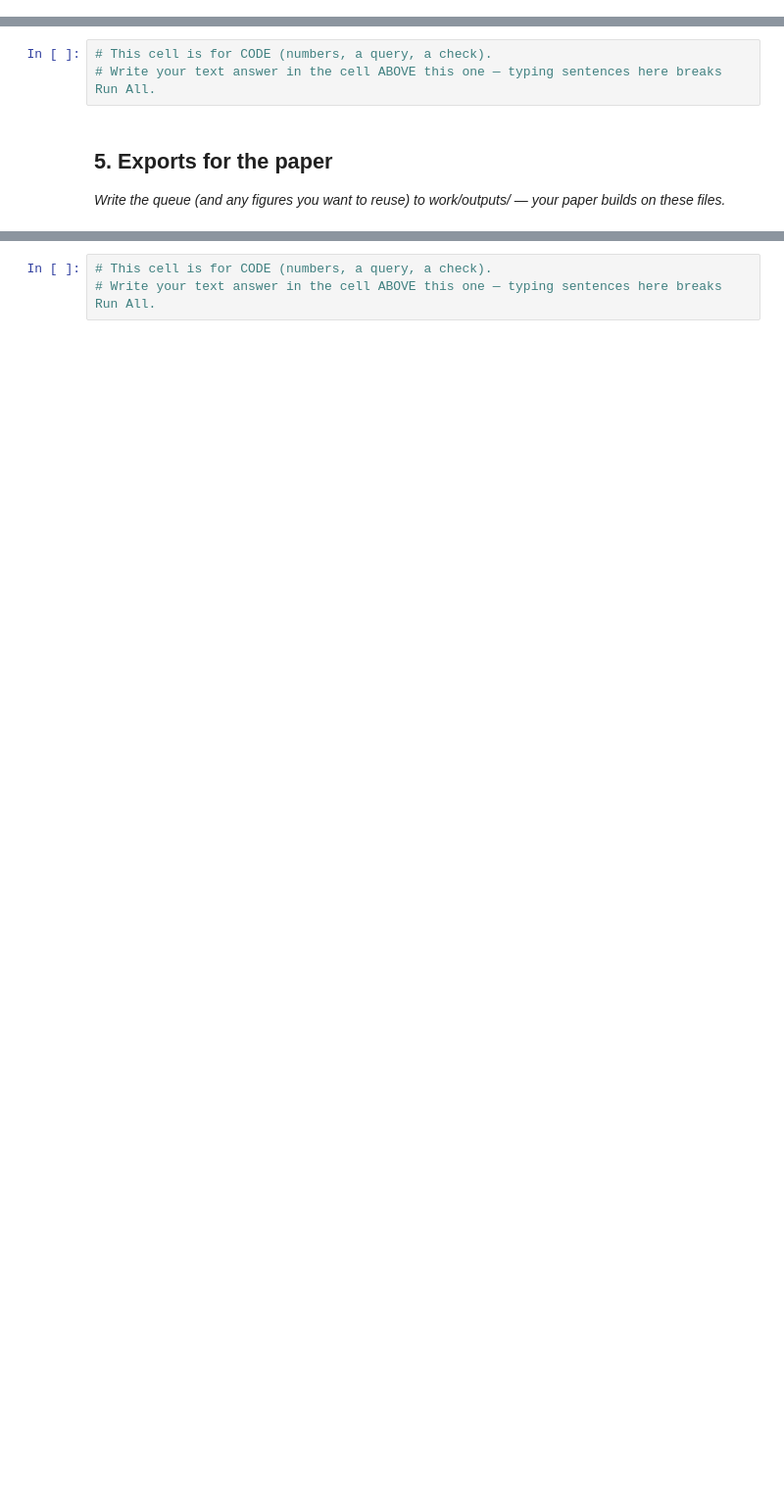
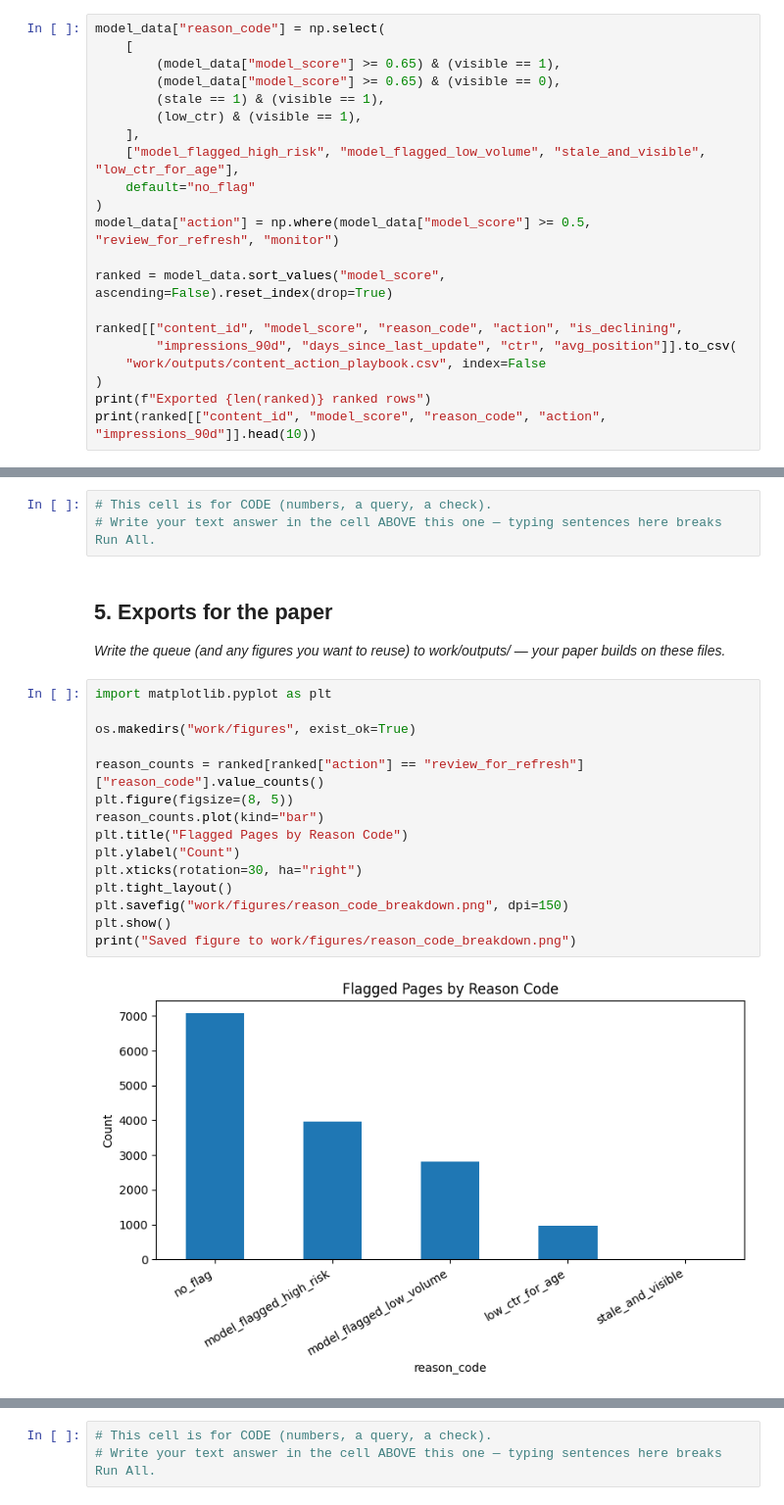
Before and after one commit to Muneeb-th/ML-Assignment-1, a Jupyter notebook: work/notebooks/w07_action_playbook.ipynb, the cells around one changed output, grey strips where cells are left out. Shown at 98% size. Drawn from its saved outputs; the diff is of its cells as text; blank space fills up the shorter version.

```diff
--- a/work/notebooks/w07_action_playbook.ipynb
+++ b/work/notebooks/w07_action_playbook.ipynb
@@ -15,0 +88,21 @@ This skeleton is yours to fill. Work the sections **in order** — each one has
+# %%
+model_data["reason_code"] = np.select(
+    [
+        (model_data["model_score"] >= 0.65) & (visible == 1),
+        (model_data["model_score"] >= 0.65) & (visible == 0),
+        (stale == 1) & (visible == 1),
+        (low_ctr) & (visible == 1),
+    ],
+    ["model_flagged_high_risk", "model_flagged_low_volume", "stale_and_visible", "low_ctr_for_age"],
+    default="no_flag"
+)
+model_data["action"] = np.where(model_data["model_score"] >= 0.5, "review_for_refresh", "monitor")
+
+ranked = model_data.sort_values("model_score", ascending=False).reset_index(drop=True)
+
+ranked[["content_id", "model_score", "reason_code", "action", "is_declining",
+        "impressions_90d", "days_since_last_update", "ctr", "avg_position"]].to_csv(
+    "work/outputs/content_action_playbook.csv", index=False
+)
+print(f"Exported {len(ranked)} ranked rows")
+print(ranked[["content_id", "model_score", "reason_code", "action", "impressions_90d"]].head(10))
@@ -38,3 +207,20 @@ This skeleton is yours to fill. Work the sections **in order** — each one has
 ## 5. Exports for the paper
 
 *Write the queue (and any figures you want to reuse) to work/outputs/ — your paper builds on these files.*
+# %%
+import matplotlib.pyplot as plt
+
+os.makedirs("work/figures", exist_ok=True)
+
+reason_counts = ranked[ranked["action"] == "review_for_refresh"]["reason_code"].value_counts()
+plt.figure(figsize=(8, 5))
+reason_counts.plot(kind="bar")
+plt.title("Flagged Pages by Reason Code")
+plt.ylabel("Count")
+plt.xticks(rotation=30, ha="right")
+plt.tight_layout()
+plt.savefig("work/figures/reason_code_breakdown.png", dpi=150)
+plt.show()
+print("Saved figure to work/figures/reason_code_breakdown.png")
+# %% [output]
+[figure, added]
```
Also changed, not shown: parts of 12 cells of this notebook.
